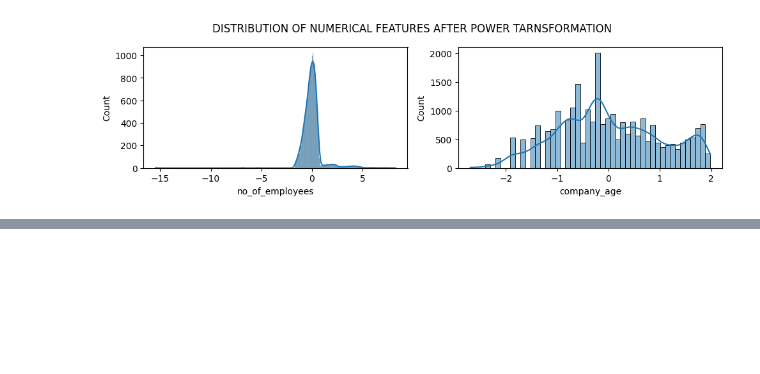
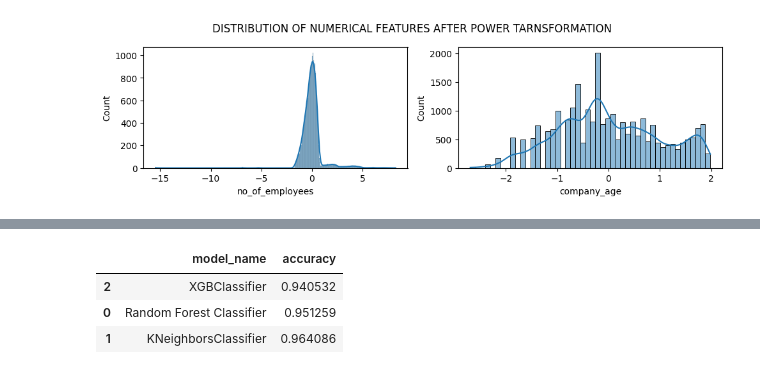
Before and after one commit to pranavshrivastava1104/MLOPS-project, a Jupyter notebook: notebook/feature_engeenring.ipynb, the cells around one changed output, grey strips where cells are left out. Saved outputs shown, nothing was run; the diff lists cells and outputs as text; code cells hidden in the pictures; blank space fills up the shorter version.

```diff
--- a/notebook/feature_engeenring.ipynb
+++ b/notebook/feature_engeenring.ipynb
@@ -162,0 +311,23 @@ for i in range (0,len(transform_feature)):
+# %%
+rf_params = {
+    "max_depth": [10, 12, None, 15, 20],
+    "max_features": ['sqrt', 'log2', None],
+    "n_estimators": [10, 50, 100, 200]
+}
+
+knn_params = {
+    "algorithm": ['auto', 'ball_tree', 'kd_tree','brute'],
+    "weights": ['uniform', 'distance'],
+    "n_neighbors": [3, 4, 5, 7, 9],
+}
+
+xgboost_params = {
+    'max_depth':range(3,10,2),
+    'min_child_weight':range(1,6,2)
+}
+# %%
+randomcv_models = [
+    ('XGBoost', XGBClassifier(), xgboost_params),
+    ("RF", RandomForestClassifier(), rf_params),
+    ("KNN", KNeighborsClassifier(), knn_params)
+]
@@ -162,0 +366,8 @@ for i in range (0,len(transform_feature)):
+# %%
+from sklearn.metrics import roc_auc_score,roc_curve
+best_models = {
+    "Random Forest Classifier": RandomForestClassifier(n_estimators= 200, max_features= 'sqrt', max_depth= None),
+    "KNeighborsClassifier": KNeighborsClassifier(weights= 'distance', n_neighbors= 3, algorithm= 'auto'),
+    "XGBClassifier": XGBClassifier(min_child_weight= 1, max_depth= 9)
+}
+tuned_report =evaluate_models(X=X_res, y=y_res, models=best_models)
@@ -162,0 +392,7 @@ for i in range (0,len(transform_feature)):
+# %%
+tuned_report
+# %% [output]
+|  | model_name | accuracy |
+| 2 | XGBClassifier | 0.940532 |
+| 0 | Random Forest Classifier | 0.951259 |
+| 1 | KNeighborsClassifier | 0.964086 |
```
Also changed, not shown: parts of 20 cells of this notebook, 4 other files.
